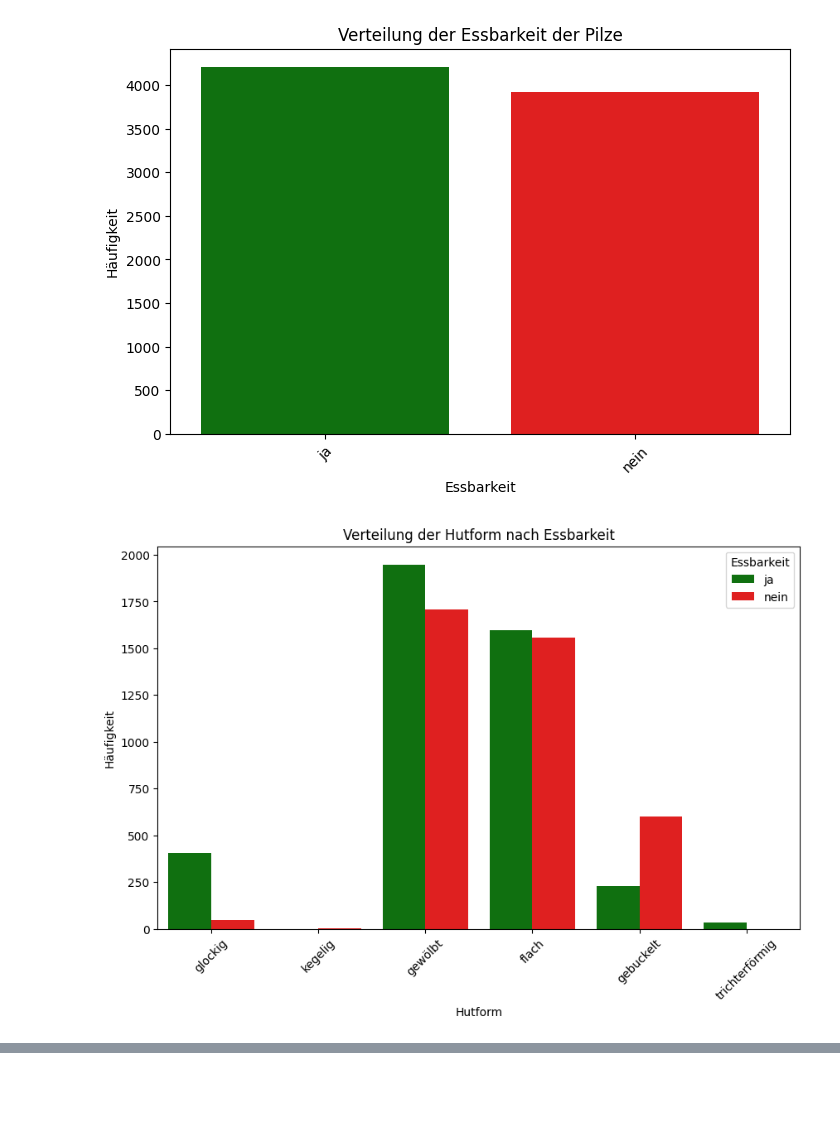
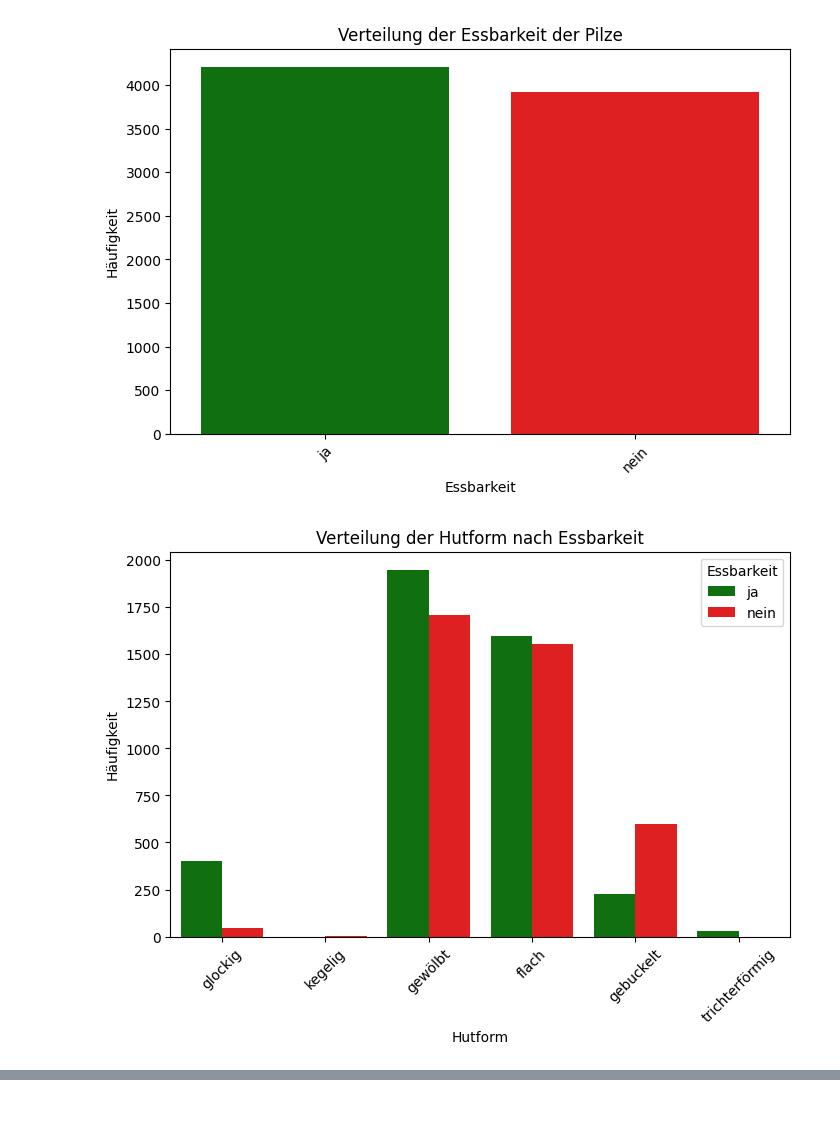
Before and after one commit to alarmedWater/ML, a Jupyter notebook: Plots_explore_deutsch.ipynb, the cells around one changed output, grey strips where cells are left out. Saved outputs shown, nothing was run; the diff lists cells and outputs as text; code cells hidden in the pictures.

Commit message:
Formatierung der Plots angepasst

```diff
--- a/Plots_explore_deutsch.ipynb
+++ b/Plots_explore_deutsch.ipynb
@@ -281,35 +282,35 @@ shape_names = {
 # Anwenden des Mappings auf die Spalte 'Hutform'
 labeled_data['Hutform'] = labeled_data['Hutform'].map(shape_names)
 
 # Reihenfolge der Kategorien festlegen
 shape_order = list(shape_names.values())
 essbarkeit_order = ['ja', 'nein']
 
 # Gruppieren der Daten
 labeled_data = labeled_data.groupby(['Hutform', 'Essbarkeit']).size().reset_index(name='Anzahl')
 
 # Kombinationen sicherstellen
 all_combinations = pd.MultiIndex.from_product([shape_order, essbarkeit_order], names=['Hutform', 'Essbarkeit'])
 labeled_data = labeled_data.set_index(['Hutform', 'Essbarkeit']).reindex(all_combinations, fill_value=0).reset_index()
 
 # Farbpalette definieren
 palette = {'ja': 'green', 'nein': 'red'}
 
 # Plot erzeugen
-plt.figure(figsize=(10, 6))  # Beispielgröße, b und h kannst du anpassen
+plt.figure(figsize=(b, h))
 sns.barplot(x='Hutform', y='Anzahl', hue='Essbarkeit', data=labeled_data, palette=palette)
 
 # Titel und Achsenbeschriftungen
 plt.title('Verteilung der Hutform nach Essbarkeit')
 plt.xlabel('Hutform')
 plt.ylabel('Häufigkeit')
 plt.xticks(rotation=45)  # Um die Beschriftungen lesbar zu halten
 
 plt.show()
 
 # First paired bar plot has a random attribute to show the type of plot.
 # %% [output]
-[figure, old version]
+[figure, new version]
 # %%
 # Kopie des DataFrames mit lesbaren Werten
 labeled_data = df.copy()
```
Also changed, not shown: parts of 5 cells of this notebook.
